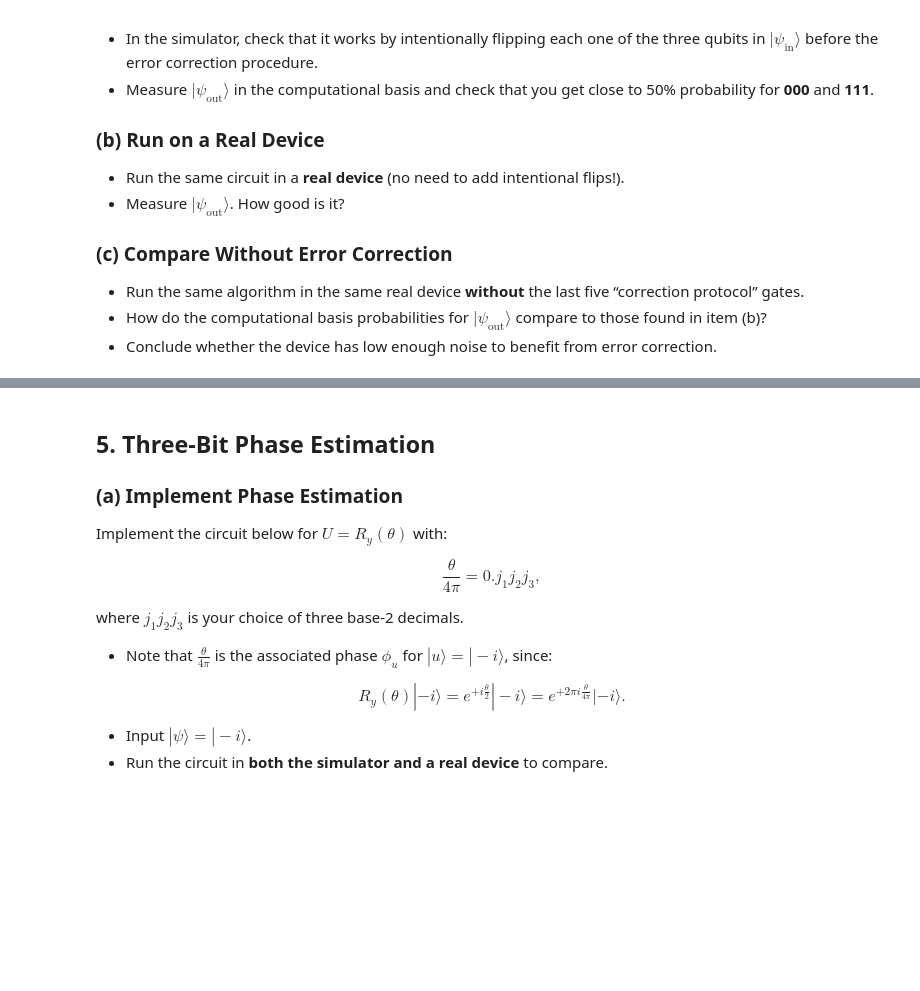
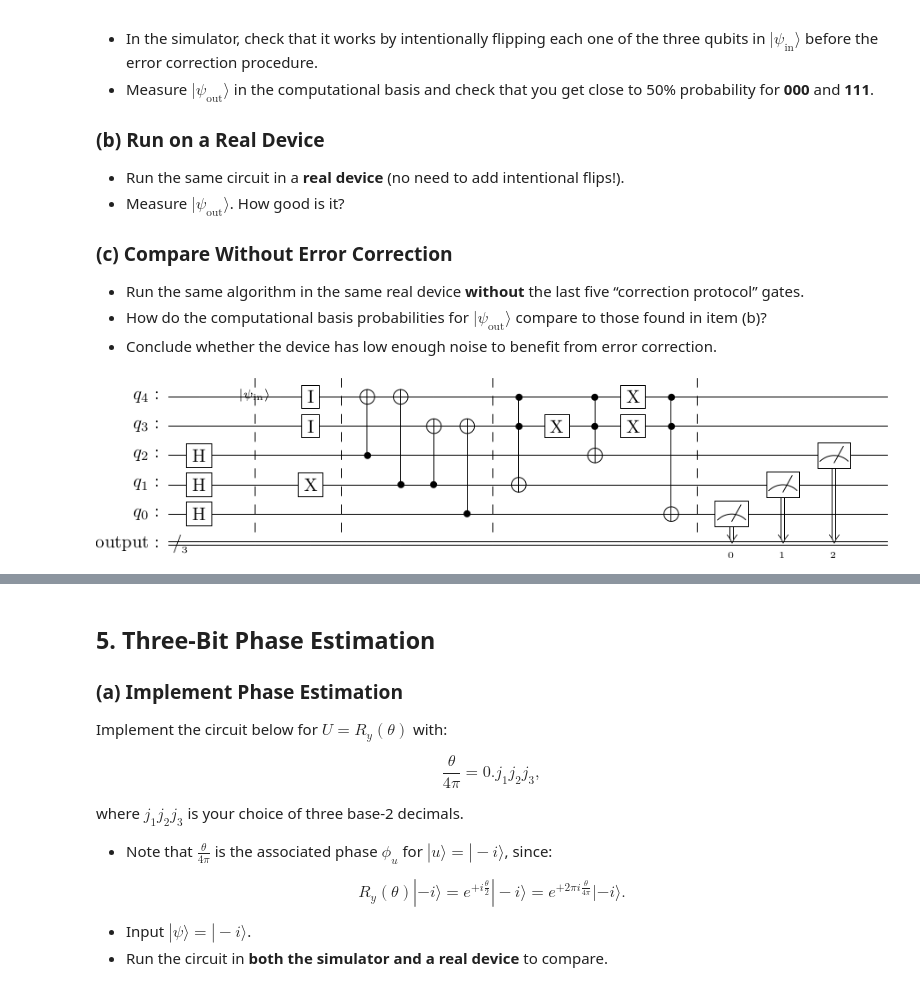
Before and after one commit to isaac-preyser/PHYS223, a Jupyter notebook: assignments/a5/a5.ipynb, the cells around one changed output, grey strips where cells are left out. Cells and saved outputs as stored; diff of their text form; code cells hidden in the pictures; blank space fills up the shorter version.

Commit message:
initial work on Q4 done. not sure why there is so much noise on 8000 shots on quantum device. will need to ask in office hours.

```diff
--- a/assignments/a5/a5.ipynb
+++ b/assignments/a5/a5.ipynb
@@ -491,3 +477,94 @@ $$
 - Run the same algorithm in the same real device **without** the last five “correction protocol” gates.
 - How do the computational basis probabilities for $|\psi_{\text{out}}\rangle$ compare to those found in item (b)?
 - Conclude whether the device has low enough noise to benefit from error correction.
+# %%
+# 4a.
+
+service_backend = service.least_busy()
+
+psi_in = QuantumCircuit(5, 0)
+for i in range(3):
+    psi_in.h(i) # 000> -> |+++>
+psi_in.barrier(range(5), label="\ket{\psi_{in}}") # |+++> with ancilla qubits in |0> state
+
+
+
+qr = QuantumRegister(3, name="input")
+anc = AncillaRegister(2, name="ancilla")
+out = ClassicalRegister(3, name="output")
+
+# Create a quantum circuit
+error_correction = QuantumCircuit(qr, anc, out)
+
+
+
+error_correction.cx(qr[2], anc[1])
+error_correction.cx(qr[1], anc[1])
+error_correction.cx(qr[1], anc[0])
+error_correction.cx(qr[0], anc[0])
+
+error_correction.barrier(range(5))
+
+# Apply the error corrections
+
+error_correction.append(Pauli('X').to_instruction().control(2), [anc[0], anc[1], qr[1]]) # X^{d1 d0}}
+
+error_correction.x(anc[0]) # d0 -> \bar{d0}
+error_correction.append(Pauli('X').to_instruction().control(2), [anc[0], anc[1], qr[2]]) # X^{d1 \bar{d0}}
+
+error_correction.x(anc[1]) # d1 -> \bar{d1}
+error_correction.x(anc[0]) # \bar{d0} -> d0
+error_correction.append(Pauli('X').to_instruction().control(2), [anc[0], anc[1], qr[0]]) # X^{\bar{d1} d0}
+
+error_correction.barrier(range(5))
+
+# Measure the qubits
+error_correction.measure(qr, out)
+
+
+# prepare the input state
+def generate_input_state(state: str) -> QuantumCircuit:
+    input_state = QuantumCircuit(5, name="input_state")
+    for i in range(len(state)):
+        if state[i] == '1':
+            input_state.x(i)
+    input_state.id(3) # ensure the ancilla qubits are in the |0> state and remain untouched
+    input_state.id(4)
+
+    input_state.barrier(range(5))
+    return input_state
+
+
+
+# generate a five-qubit state that has a bit flip error on one of the qubits
+experiment = QuantumCircuit.compose(QuantumCircuit.compose(psi_in, generate_input_state('010')), error_correction)
+
+display(experiment.draw(reverse_bits=True, output='latex'))
+
+
+pm = generate_preset_pass_manager(backend=service_backend, optimization_level=2)
+
+
+# Run the experiment on the real device
+simulator = AerSimulator(target=service_backend)
+sampler = SamplerV2(simulator)
+sim_result = simulator.run(experiment, shots=8000).result()
+
+print("Sim", sim_result.get_counts())
+
+# # Run the experiment on the device
+sampler = SamplerV2(service_backend)
+experiment = QuantumCircuit.compose(psi_in, error_correction) #note that we don't sim a bit flip on real hardware
+display(experiment.draw(reverse_bits=True, output='latex'))
+isa_experiment = pm.run(experiment)
+print("Running on", service_backend.name)
+result = sampler.run([isa_experiment], shots=8000).result()
+
+print("Real Hardware", result[0].data.output.get_counts())
+
+
+from qiskit.visualization import plot_distribution
+
+plot_distribution([result[0].data.output.get_counts(), sim_result.get_counts()] , legend=['Real Hardware', 'Simulator'])
+# %% [output]
+[figure, added]
```
Also changed, not shown: parts of 7 cells of this notebook.
